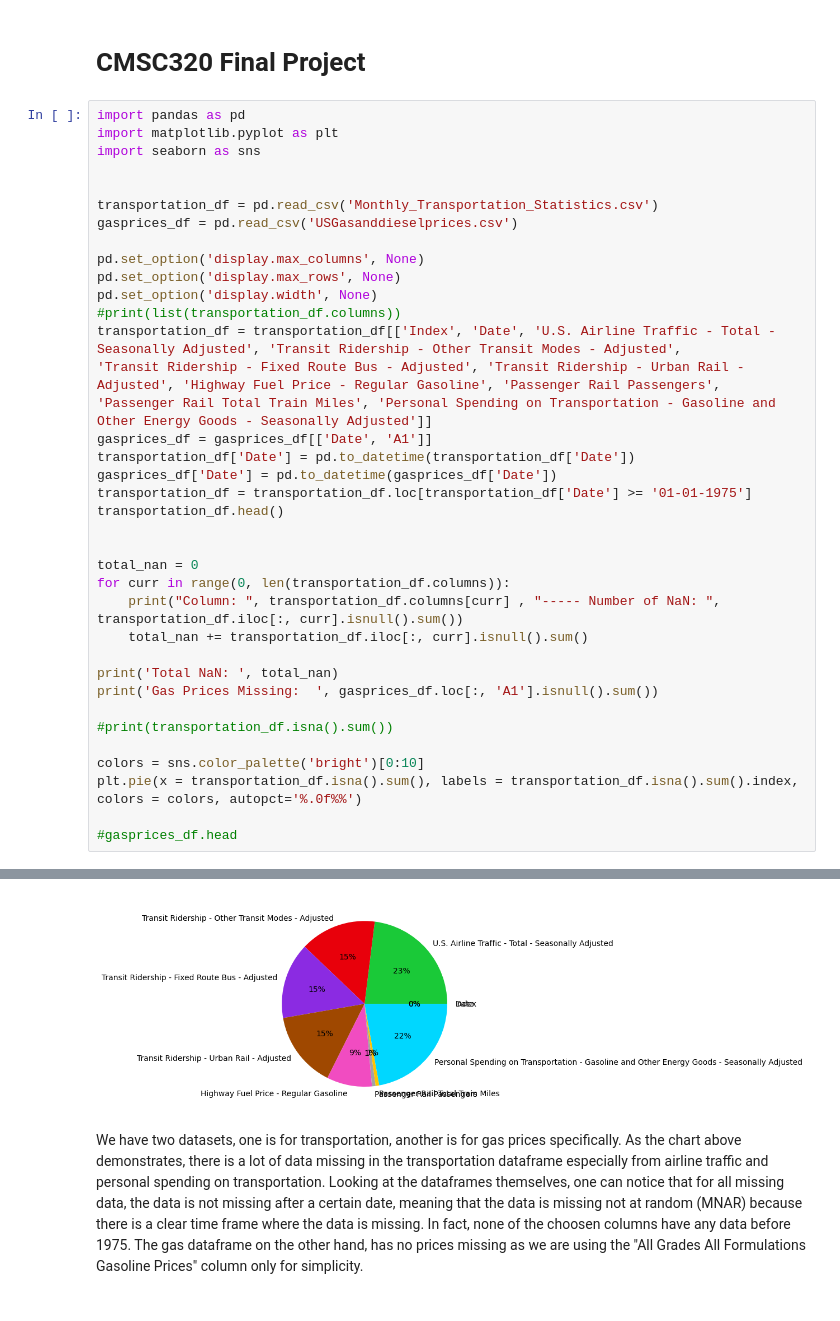
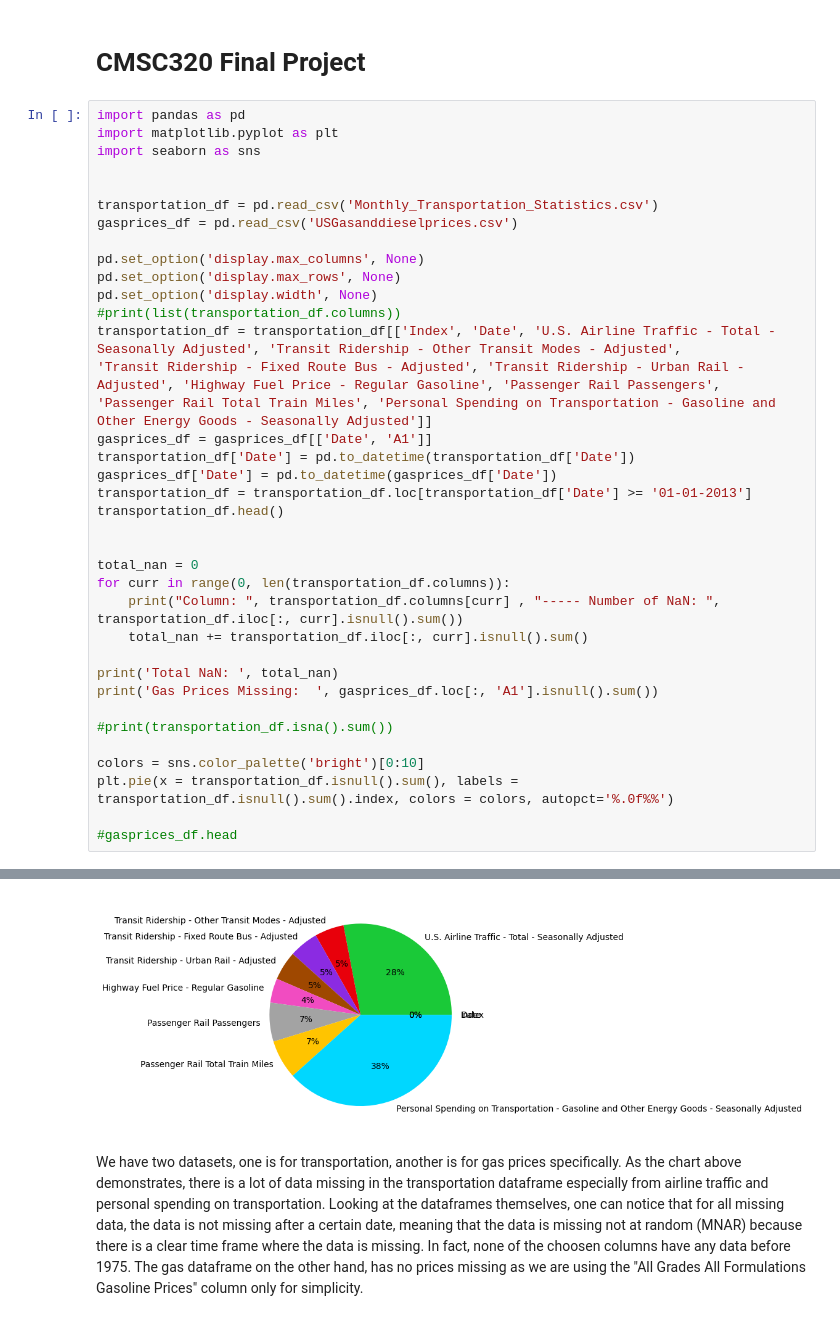
Before and after one commit to rohan-w123/CMSC320Project, a Jupyter notebook: CMSC320_Final_Project.ipynb, the cells around one changed output, grey strips where cells are left out. Cells and saved outputs as stored; diff of their text form.

```diff
--- a/CMSC320_Final_Project.ipynb
+++ b/CMSC320_Final_Project.ipynb
@@ -19,7 +19,7 @@ transportation_df = transportation_df[['Index', 'Date', 'U.S. Airline Traffic -
 gasprices_df = gasprices_df[['Date', 'A1']]
 transportation_df['Date'] = pd.to_datetime(transportation_df['Date'])
 gasprices_df['Date'] = pd.to_datetime(gasprices_df['Date'])
-transportation_df = transportation_df.loc[transportation_df['Date'] >= '01-01-1975']
+transportation_df = transportation_df.loc[transportation_df['Date'] >= '01-01-2013']
 transportation_df.head()
 
 
@@ -34,7 +34,7 @@ print('Gas Prices Missing:  ', gasprices_df.loc[:, 'A1'].isnull().sum())
 #print(transportation_df.isna().sum())
 
 colors = sns.color_palette('bright')[0:10]
-plt.pie(x = transportation_df.isna().sum(), labels = transportation_df.isna().sum().index, colors = colors, autopct='%.0f%%')
+plt.pie(x = transportation_df.isnull().sum(), labels = transportation_df.isnull().sum().index, colors = colors, autopct='%.0f%%')
 
 #gasprices_df.head
 # %% [output]
@@ -70,3 +70,3 @@ Gas Prices Missing:   0
-[figure, old version]
+[figure, new version]
 # %% [markdown]
 We have two datasets, one is for transportation, another is for gas prices specifically. As the chart above demonstrates, there is a lot of data missing in the transportation dataframe especially from airline traffic and personal spending on transportation. Looking at the dataframes themselves, one can notice that for all missing data, the data is not missing after a certain date, meaning that the data is missing not at random (MNAR) because there is a clear time frame where the data is missing. In fact, none of the choosen columns have any data before 1975. The gas dataframe on the other hand, has no prices missing as we are using the "All Grades All Formulations Gasoline Prices" column only for simplicity.
```
Also changed, not shown: parts of 1 cell of this notebook.
